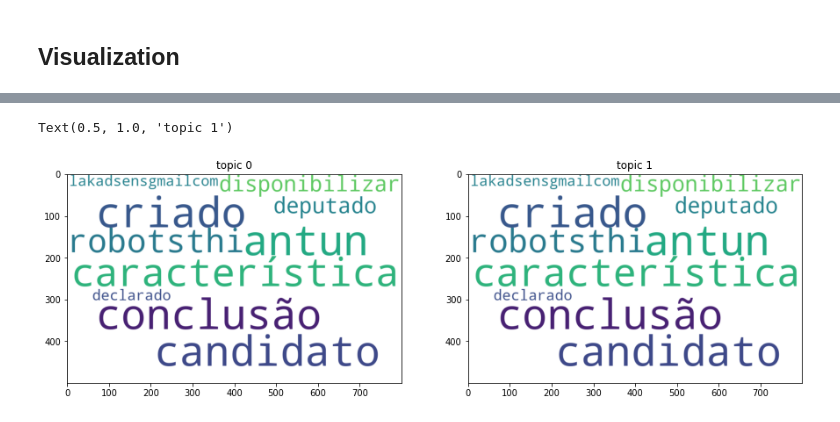
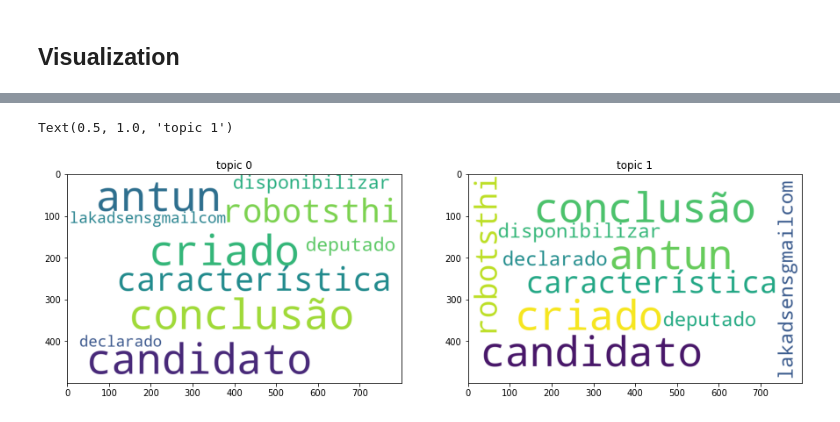
Before and after one commit to aawanRahman/latent-dirichlet-allocation, a Jupyter notebook: topic_modelling_LDA.ipynb, the cells around one changed output, grey strips where cells are left out. Cells and saved outputs as stored; diff of their text form; code cells hidden in the pictures.

```diff
--- a/topic_modelling_LDA.ipynb
+++ b/topic_modelling_LDA.ipynb
@@ -590,14 +590,18 @@ plt.show()
 # %%
 
 fig = plt.figure(figsize=(15,15),frameon=0)
 a = fig.add_subplot(1, 2, 1)
+topic_words = dict(topics[1][1])
+wordcloud.generate_from_frequencies(topic_words, max_font_size=100)
 imgplot = plt.imshow(wordcloud)
 a.set_title('topic 0')
 
 a = fig.add_subplot(1, 2, 2)
+topic_words = dict(topics[2][1])
+wordcloud.generate_from_frequencies(topic_words, max_font_size=100)
 imgplot = plt.imshow(wordcloud)
 
 a.set_title('topic 1')
 # %% [output]
 Text(0.5, 1.0, 'topic 1')
-[figure, old version]
+[figure, new version]
```
Also changed, not shown: parts of 1 cell of this notebook.
